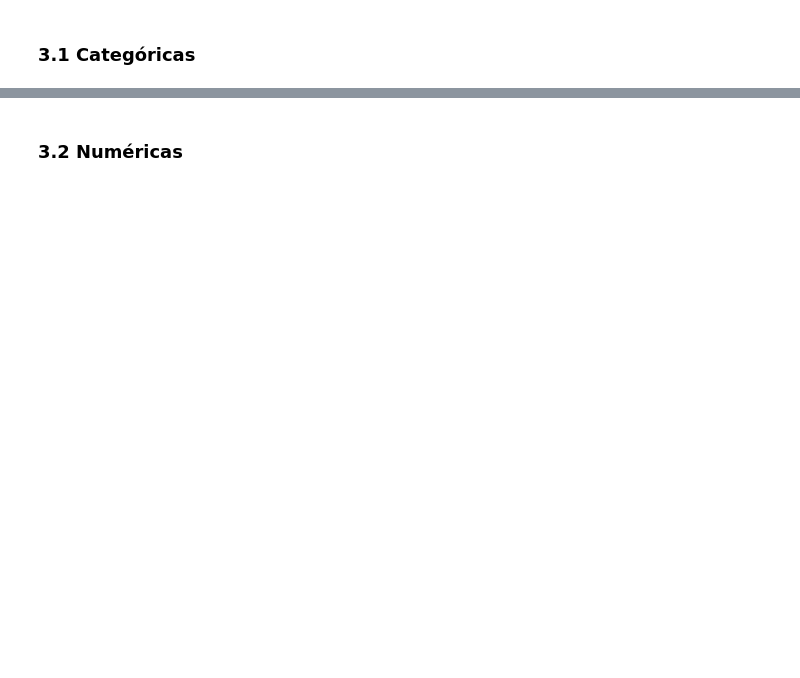
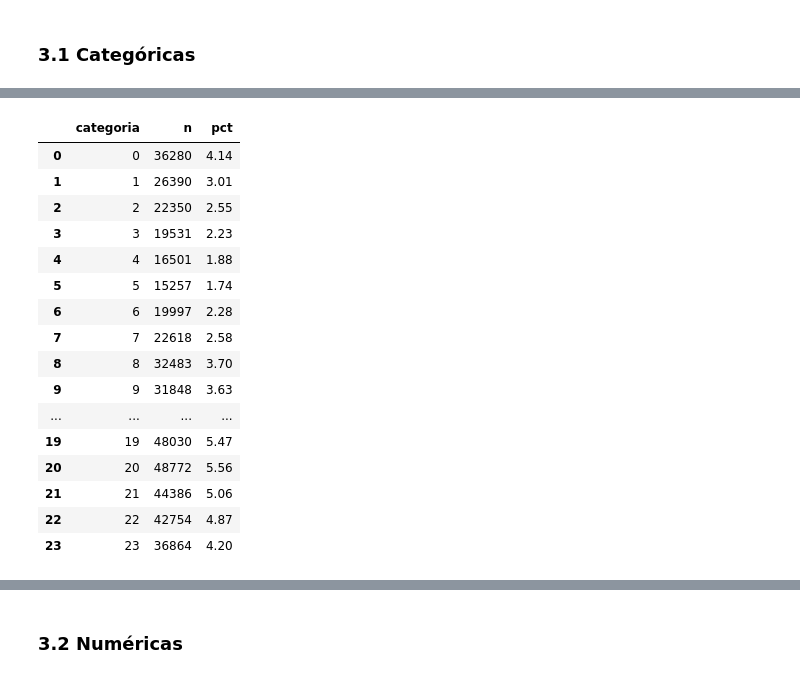
Before and after one commit to dulcetorres220799/progra-gatos, a Jupyter notebook: notebooks/nb01_estructura_perfilado.ipynb, the cells around one changed output, grey strips where cells are left out. Saved outputs shown, nothing was run; the diff lists cells and outputs as text; code cells hidden in the pictures; blank space fills up the shorter version.

```diff
--- a/notebooks/nb01_estructura_perfilado.ipynb
+++ b/notebooks/nb01_estructura_perfilado.ipynb
@@ -366,0 +307,29 @@ Para el tema del registro por años, la documentación del archivo contiene lo s
+# %%
+#hora_occ
+
+con.execute("""
+    SELECT hora_occ AS categoria,
+           COUNT(*) AS n,
+           ROUND(100.0 * COUNT(*) / (SELECT COUNT(*) FROM clean.delitos_LA), 2) AS pct
+    FROM clean.delitos_LA
+    GROUP BY categoria
+    ORDER BY categoria
+""").df()
+# %% [output]
+|  | categoria | n | pct |
+| 0 | 0 | 36280 | 4.14 |
+| 1 | 1 | 26390 | 3.01 |
+| 2 | 2 | 22350 | 2.55 |
+| 3 | 3 | 19531 | 2.23 |
+| 4 | 4 | 16501 | 1.88 |
+| 5 | 5 | 15257 | 1.74 |
+| 6 | 6 | 19997 | 2.28 |
+| 7 | 7 | 22618 | 2.58 |
+| 8 | 8 | 32483 | 3.70 |
+| 9 | 9 | 31848 | 3.63 |
+| ... | ... | ... | ... |
+| 19 | 19 | 48030 | 5.47 |
+| 20 | 20 | 48772 | 5.56 |
+| 21 | 21 | 44386 | 5.06 |
+| 22 | 22 | 42754 | 4.87 |
+| 23 | 23 | 36864 | 4.20 |
```
Also changed, not shown: parts of 26 cells of this notebook.
